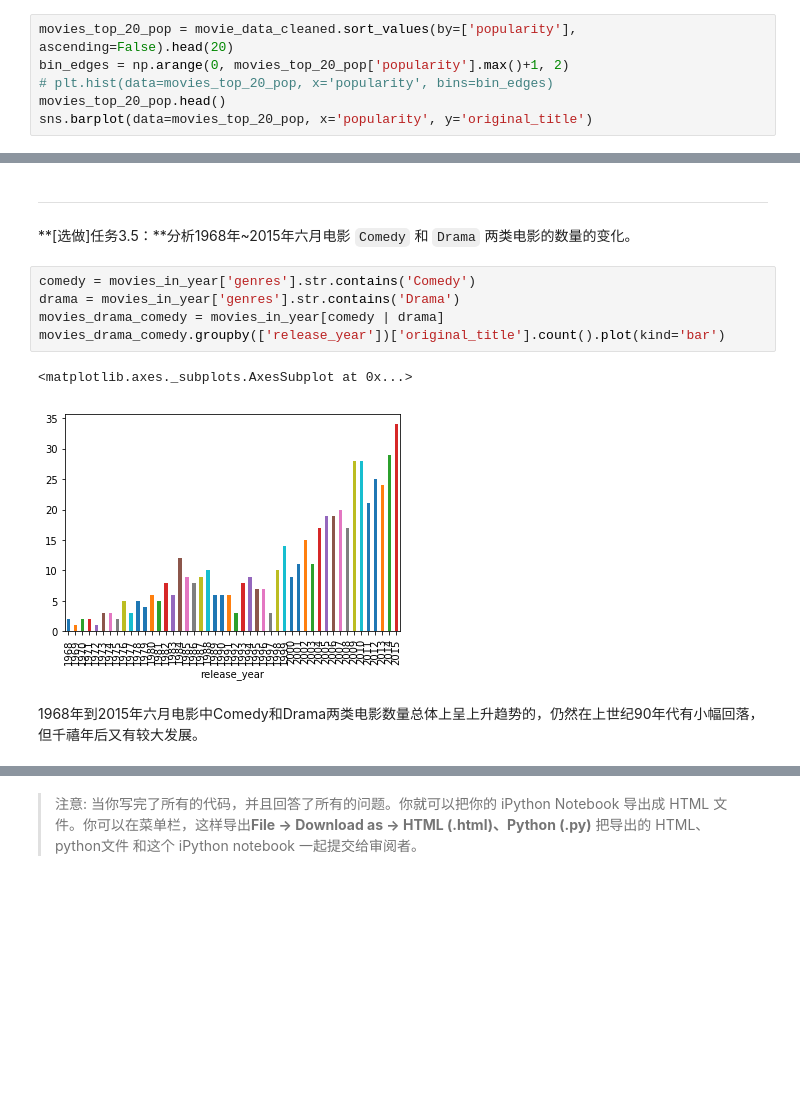
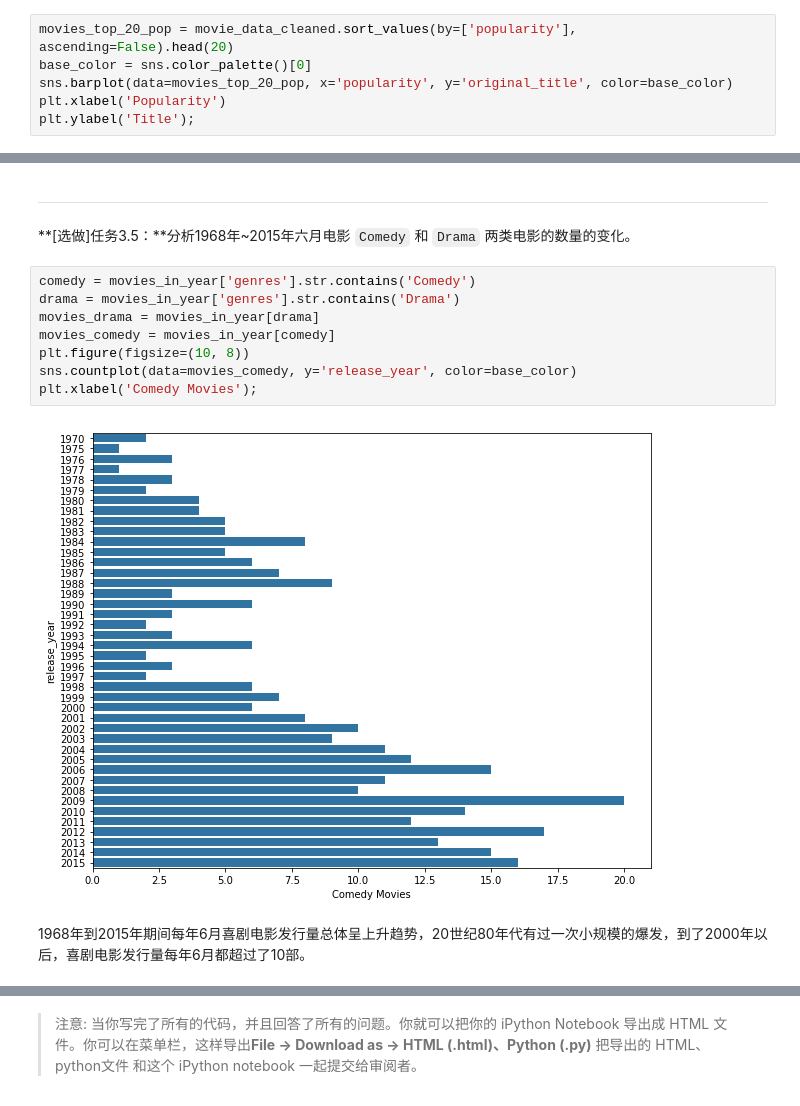
Before and after one commit to leesper/become-aipnd-learner, a Jupyter notebook: P2_ExploreMovieDataset/Explore Movie Dataset.ipynb, the cells around one changed output, grey strips where cells are left out. Cells and saved outputs as stored; diff of their text form; blank space fills up the shorter version.

```diff
--- a/P2_ExploreMovieDataset/Explore Movie Dataset.ipynb
+++ b/P2_ExploreMovieDataset/Explore Movie Dataset.ipynb
@@ -389,8 +379,8 @@ Name: popularity, Length: 5016, dtype: float64
 **任务3.1：**对 `popularity` 最高的20名电影绘制其 `popularity` 值。
 # %%
 movies_top_20_pop = movie_data_cleaned.sort_values(by=['popularity'], ascending=False).head(20)
-bin_edges = np.arange(0, movies_top_20_pop['popularity'].max()+1, 2)
-# plt.hist(data=movies_top_20_pop, x='popularity', bins=bin_edges)
-movies_top_20_pop.head()
-sns.barplot(data=movies_top_20_pop, x='popularity', y='original_title')
+base_color = sns.color_palette()[0]
+sns.barplot(data=movies_top_20_pop, x='popularity', y='original_title', color=base_color)
+plt.xlabel('Popularity')
+plt.ylabel('Title');
 # %% [output]
@@ -452,10 +466,12 @@ movies_in_year.groupby(['release_year'])['original_title'].count().plot(kind='ba
 # %%
 comedy = movies_in_year['genres'].str.contains('Comedy')
 drama = movies_in_year['genres'].str.contains('Drama')
-movies_drama_comedy = movies_in_year[comedy | drama]
-movies_drama_comedy.groupby(['release_year'])['original_title'].count().plot(kind='bar')
+movies_drama = movies_in_year[drama]
+movies_comedy = movies_in_year[comedy]
+plt.figure(figsize=(10, 8))
+sns.countplot(data=movies_comedy, y='release_year', color=base_color)
+plt.xlabel('Comedy Movies');
 # %% [output]
-<matplotlib.axes._subplots.AxesSubplot at 0x...>
-[figure, old version]
+[figure, new version]
-# %% [markdown]
-1968年到2015年六月电影中Comedy和Drama两类电影数量总体上呈上升趋势的，仍然在上世纪90年代有小幅回落，但千禧年后又有较大发展。
+# %% [markdown]
+1968年到2015年期间每年6月喜剧电影发行量总体呈上升趋势，20世纪80年代有过一次小规模的爆发，到了2000年以后，喜剧电影发行量每年6月都超过了10部。
```
Also changed, not shown: parts of 21 cells of this notebook, 2 other files.
